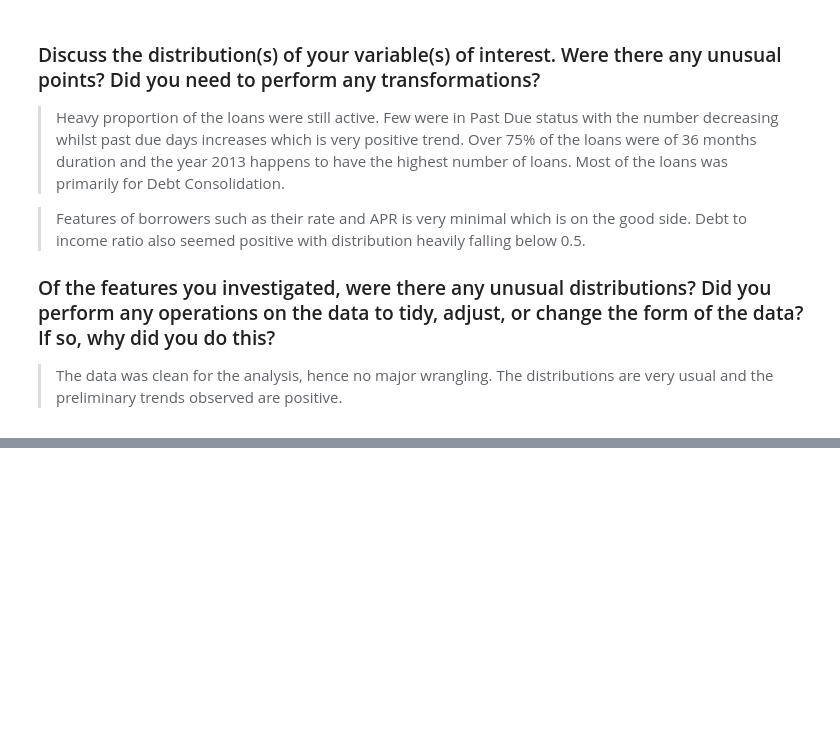
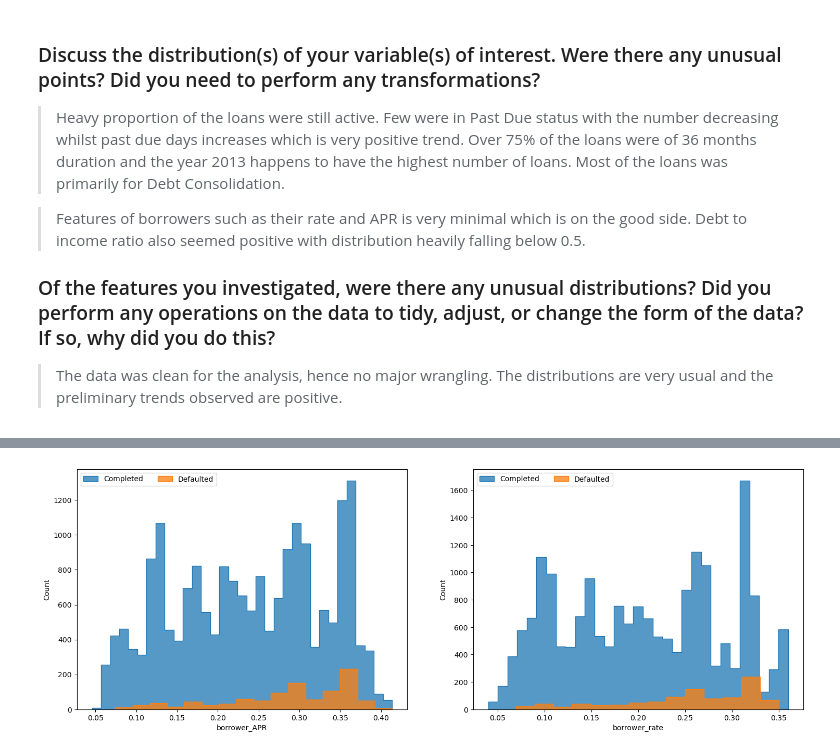
Before and after one commit to ampsboadu/loan_analysis, a Jupyter notebook: Part_I_exploration.ipynb, the cells around one changed output, grey strips where cells are left out. Cells and saved outputs as stored; diff of their text form; code cells hidden in the pictures; blank space fills up the shorter version.

```diff
--- a/Part_I_exploration.ipynb
+++ b/Part_I_exploration.ipynb
@@ -588,0 +633,23 @@ Most of the loans happens to fall in the middle of the Ratings and the Score.
+# %%
+# Creating individual for the 3 loan status
+
+done = df.status == 'Completed'
+default = df.status == 'Defaulted'
+writeoff = df.status == 'Chargedoff'
+# %%
+# Plotting histogram distribution of Completed loans against Defaulted loans
+
+plt.figure(figsize = [18,6])
+color = sb.color_palette()[1]
+
+plt.subplot(1, 2, 1)
+sb.histplot((df['borrower_APR'][done]), kde=False, label = 'Completed', element = 'step')
+sb.histplot((df['borrower_APR'][default]), kde=False, label = 'Defaulted', element = 'step', color = color)
+plt.legend(ncol=2, loc=2);
+
+plt.subplot(1, 2, 2)
+sb.histplot((df['borrower_rate'][done]), kde=False, label = 'Completed', element = 'step')
+sb.histplot((df['borrower_rate'][default]), kde=False, label = 'Defaulted', element = 'step', color = color)
+plt.legend(ncol=2, loc=2);
+# %% [output]
+[figure, added]
```
Also changed, not shown: parts of 15 cells of this notebook.
